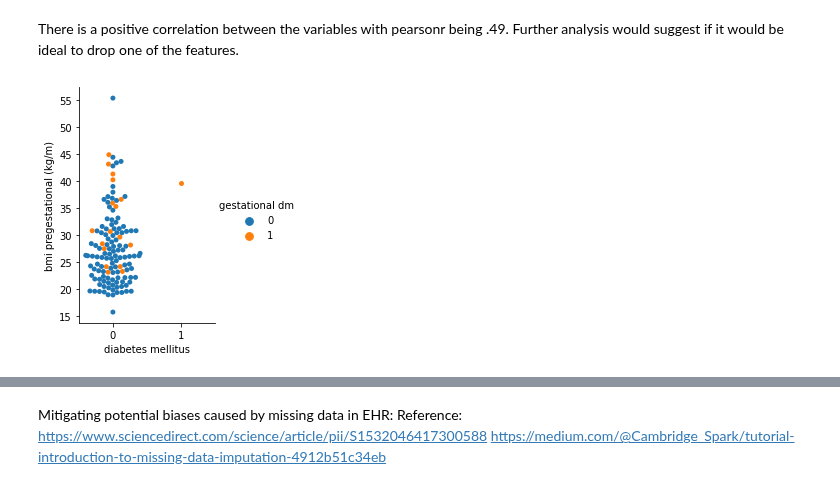
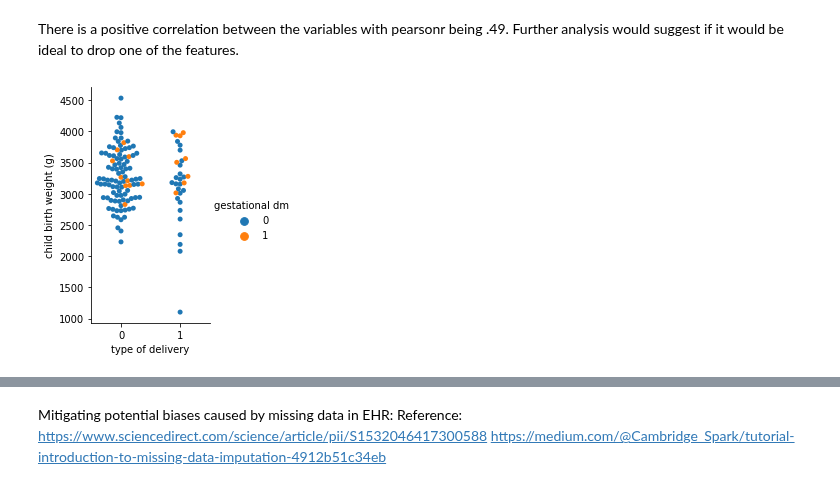
Before and after one commit to Harmeet2504/Insight_Health, a Jupyter notebook: notebooks/EDA.ipynb, the cells around one changed output, grey strips where cells are left out. Cells and saved outputs as stored; diff of their text form; code cells hidden in the pictures.

```diff
--- a/notebooks/EDA.ipynb
+++ b/notebooks/EDA.ipynb
@@ -138,13 +170,15 @@ plt.show()
 # %% [markdown]
 There is a positive correlation between the variables with pearsonr being .49. Further analysis would suggest if it would be ideal to drop one of the features.
 # %%
-#Analysing relationship between bmi, type of delivery and gdm using catplot
-g = sns.catplot(x="diabetes mellitus", y="bmi pregestational (kg/m)",
+#Analysing relationship between child birth weight, type of delivery and gdm using catplot
+g = sns.catplot(x="type of delivery", y="child birth weight (g)",
                 hue="gestational dm",
                 data=df, kind="swarm",
                 height=4, aspect=.7);
+
+plt.savefig("bw_gdm_dt.png")
 # %% [output]
-[figure, old version]
+[figure, new version]
 # %%
 #get correlations of each features in dataset
 corrmat = df.corr()
```
Also changed, not shown: parts of 28 cells of this notebook.
